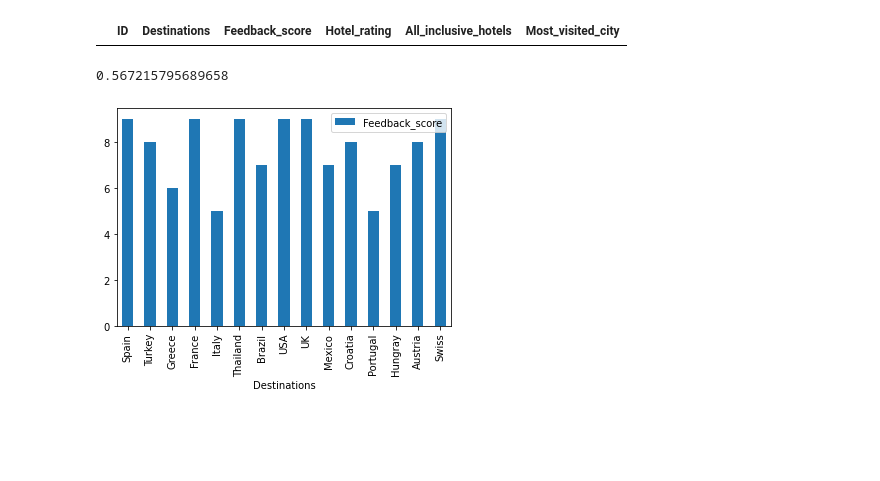
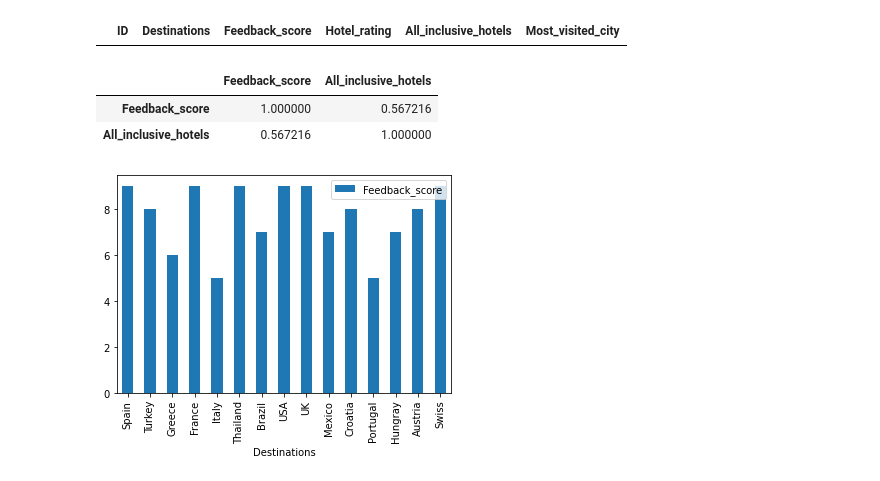
Before and after one commit to abuhanif25/TTA-Home-Learning, a Jupyter notebook: HLTweek5.ipynb, the cells around one changed output. Cells and saved outputs as stored; diff of their text form; code cells hidden in the pictures; blank space fills up the shorter version.

```diff
--- a/HLTweek5.ipynb
+++ b/HLTweek5.ipynb
@@ -156,14 +141,13 @@ The destination with score below 2 are:
 # %%
 # Task EXT 1 # Is there a correlation between number of all-inclusive hotels and score?
 
-column_1 = holiday_desti["All_inclusive_hotels"]
-column_2 = holiday_desti["Feedback_score"]
+data = holiday_desti[["Feedback_score", "All_inclusive_hotels"]]
 
-correlation = column_1.corr(column_2)
-
-correlation
+data.corr()
 # %% [output]
-0.567215795689658
+|  | Feedback_score | All_inclusive_hotels |
+| Feedback_score | 1.000000 | 0.567216 |
+| All_inclusive_hotels | 0.567216 | 1.000000 |
 # %%
 import matplotlib.pyplot as plt
 # %%
```
Also changed, not shown: parts of 7 cells of this notebook.
